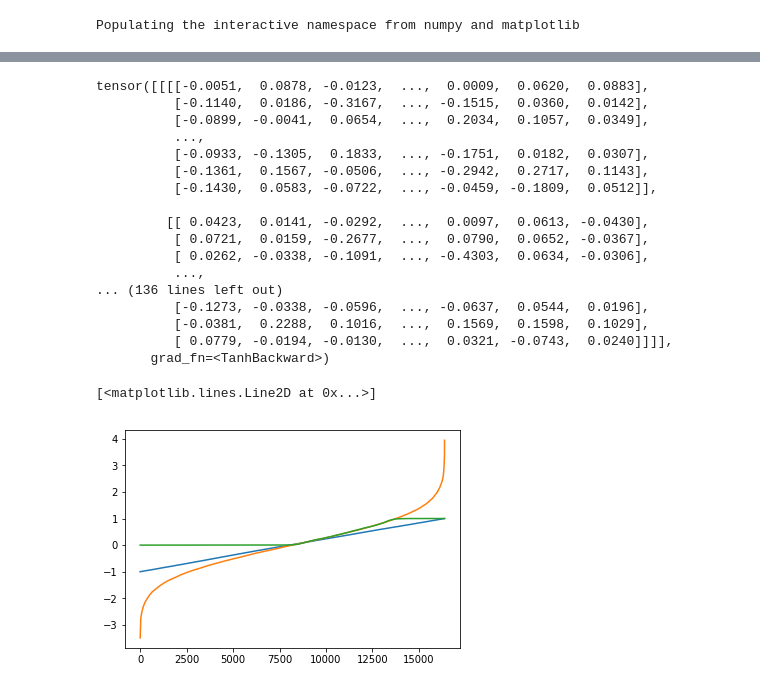
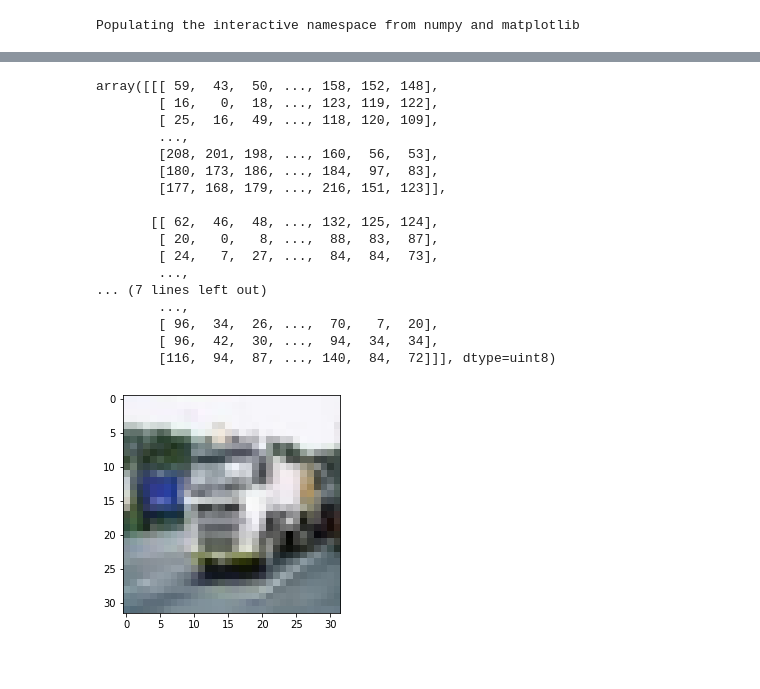
Before and after one commit to richardrl/gan-pytorch, a Jupyter notebook: gan-pytorch.ipynb, the cells around one changed output, grey strips where cells are left out. Drawn from its saved outputs; the diff is of its cells as text; code cells hidden in the pictures.

```diff
--- a/gan-pytorch.ipynb
+++ b/gan-pytorch.ipynb
@@ -12 +24,36 @@ Populating the interactive namespace from numpy and matplotlib
+# %%
+def unpickle(file):
+    import pickle
+    with open(file, 'rb') as fo:
+        dict = pickle.load(fo, encoding='bytes')
+    return dict
+
+cifar10_path = "./cifar-10-batches-py/"
+batch1 = unpickle(cifar10_path + 'data_batch_1')
+import matplotlib.pyplot as plt
+b = batch1[b'data'][4].reshape(3, 32, 32).transpose(1,2,0).astype("uint8")
+# plt.imshow(b)
+b1_reshaped = batch1[b'data'].reshape(batch1[b'data'].shape[0], 3, 32, 32)
+b1_reshaped[0].shape
+plt.imshow(b1_reshaped[1000].transpose(1, 2, 0))
+b1_reshaped[0]
+# %% [output]
+array([[[ 59,  43,  50, ..., 158, 152, 148],
+        [ 16,   0,  18, ..., 123, 119, 122],
+        [ 25,  16,  49, ..., 118, 120, 109],
+        ...,
+        [208, 201, 198, ..., 160,  56,  53],
+        [180, 173, 186, ..., 184,  97,  83],
+        [177, 168, 179, ..., 216, 151, 123]],
+
+       [[ 62,  46,  48, ..., 132, 125, 124],
+        [ 20,   0,   8, ...,  88,  83,  87],
+        [ 24,   7,  27, ...,  84,  84,  73],
+        ...,
+... (7 lines left out)
+        ...,
+        [ 96,  34,  26, ...,  70,   7,  20],
+        [ 96,  42,  30, ...,  94,  34,  34],
+        [116,  94,  87, ..., 140,  84,  72]]], dtype=uint8)
+[figure, added]
 # %%
@@ -51,28 +125,0 @@ class GeneratorNet(nn.Module):
-# %%
-Z = torch.sort(torch.Tensor(16384, 100, 1, 1).uniform_(-1, 1), dim=0)[0]
-Y = torch.sort(torch.Tensor(16384, 1).normal_(), dim=0)[0]
-# Y = torch.sort(torch.Tensor(16384, 1).uniform_(2, 3), dim=0)[0]
-dataset = torch.utils.data.TensorDataset(Z, Y)
-dataloader = torch.utils.data.DataLoader(dataset, batch_size=32, shuffle=True)
-criterion = torch.nn.MSELoss()
-gnet=GeneratorNet(cz=100, gf_dim=64)
-test_z = list(dataloader)[0][0]
-gnet(test_z)
-# %% [output]
-tensor([[[[-0.0051,  0.0878, -0.0123,  ...,  0.0009,  0.0620,  0.0883],
-          [-0.1140,  0.0186, -0.3167,  ..., -0.1515,  0.0360,  0.0142],
-          [-0.0899, -0.0041,  0.0654,  ...,  0.2034,  0.1057,  0.0349],
-          ...,
-          [-0.0933, -0.1305,  0.1833,  ..., -0.1751,  0.0182,  0.0307],
-          [-0.1361,  0.1567, -0.0506,  ..., -0.2942,  0.2717,  0.1143],
-          [-0.1430,  0.0583, -0.0722,  ..., -0.0459, -0.1809,  0.0512]],
-
-         [[ 0.0423,  0.0141, -0.0292,  ...,  0.0097,  0.0613, -0.0430],
-          [ 0.0721,  0.0159, -0.2677,  ...,  0.0790,  0.0652, -0.0367],
-          [ 0.0262, -0.0338, -0.1091,  ..., -0.4303,  0.0634, -0.0306],
-          ...,
-... (136 lines left out)
-          [-0.1273, -0.0338, -0.0596,  ..., -0.0637,  0.0544,  0.0196],
-          [-0.0381,  0.2288,  0.1016,  ...,  0.1569,  0.1598,  0.1029],
-          [ 0.0779, -0.0194, -0.0130,  ...,  0.0321, -0.0743,  0.0240]]]],
-       grad_fn=<TanhBackward>)
@@ -98,7 +125,0 @@ for epoch in range(5):
-# %%
-plot(X.numpy())
-plot(Y.numpy())
-plot(gnet(X).data.numpy())
-# %% [output]
-[<matplotlib.lines.Line2D at 0x...>]
-[figure, removed]
```
Also changed, not shown: parts of 13 cells of this notebook, 2 other files.
